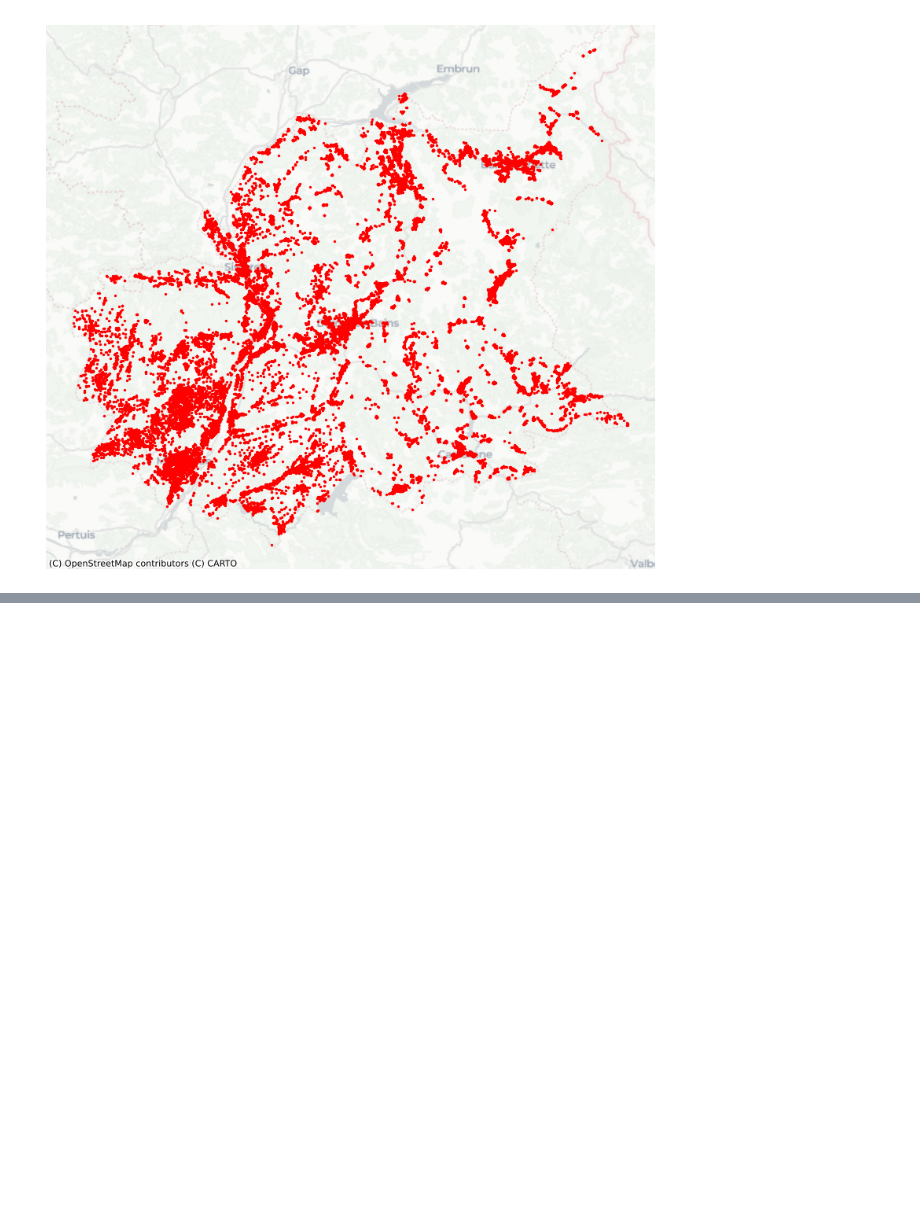
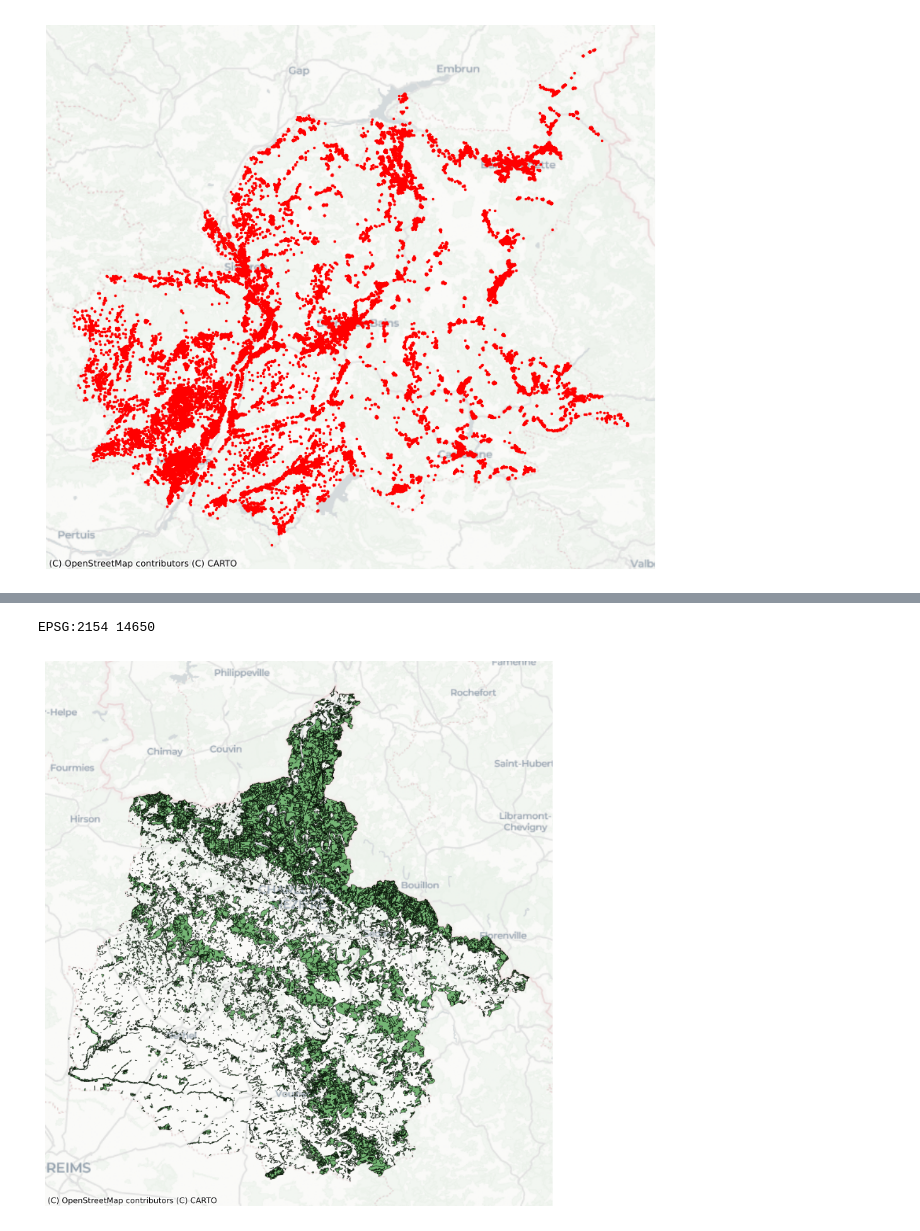
Before and after one commit to Khadidiatou1010/Groupe_KC_AHA_Python, a Jupyter notebook: main/ihf/data_visualization.ipynb, the cells around one changed output, grey strips where cells are left out. Drawn from its saved outputs; the diff is of its cells as text; code cells hidden in the pictures; blank space fills up the shorter version.

```diff
--- a/main/ihf/data_visualization.ipynb
+++ b/main/ihf/data_visualization.ipynb
@@ -41,2 +39,5 @@ ax.set_axis_off()
 # %% [output]
 [figure]
+# %%
+gdf = extract_bdf.read_bd_forests_file(extract_bdf.BD_FORESTS_FILE[0])
+gdf.head()
@@ -42,0 +51,8 @@ ax.set_axis_off()
+# %%
+print(gdf.crs, len(gdf))
+# %% [output]
+EPSG:2154 14650
+# %%
+plot_bdf.plot_bd_forests_data(gdf)
+# %% [output]
+[figure, added]
```
Also changed, not shown: parts of 4 cells of this notebook, 21 other files.
